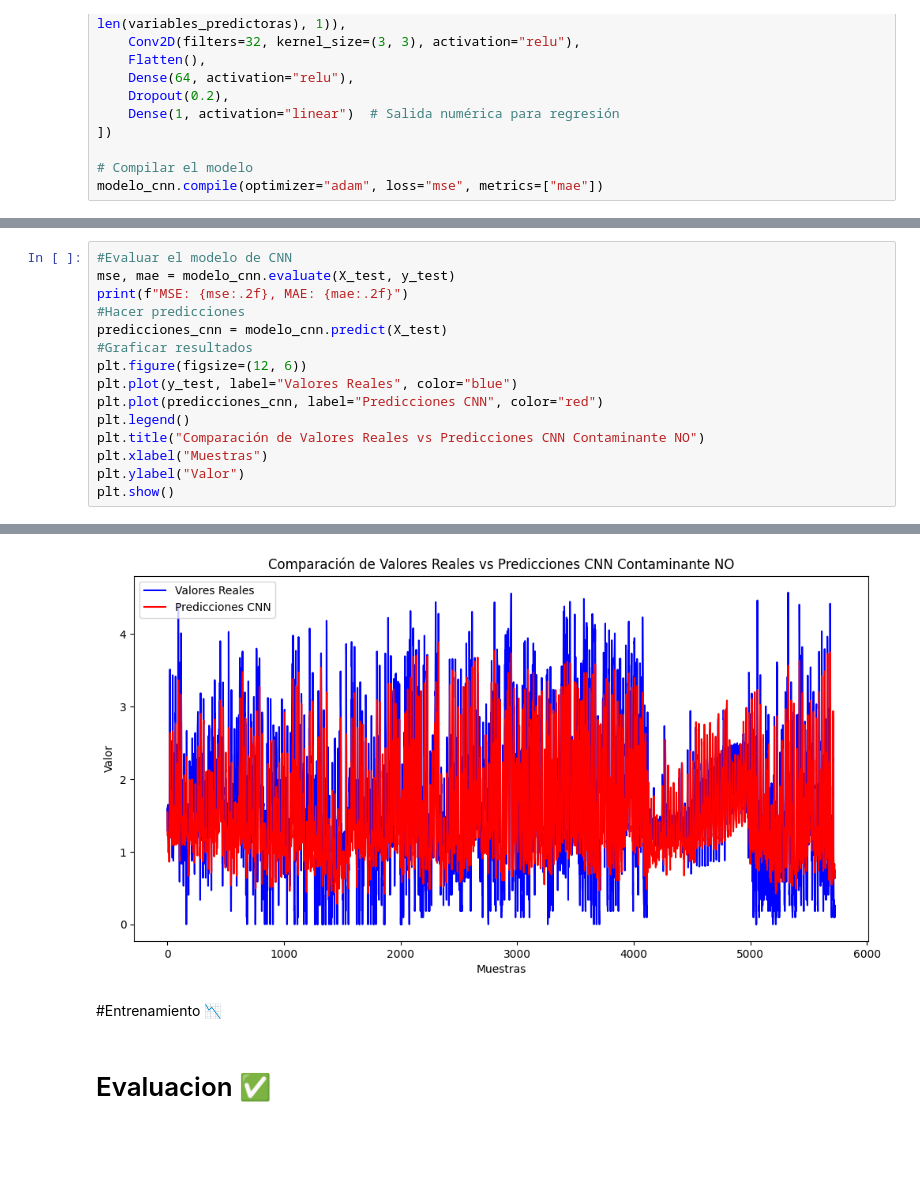
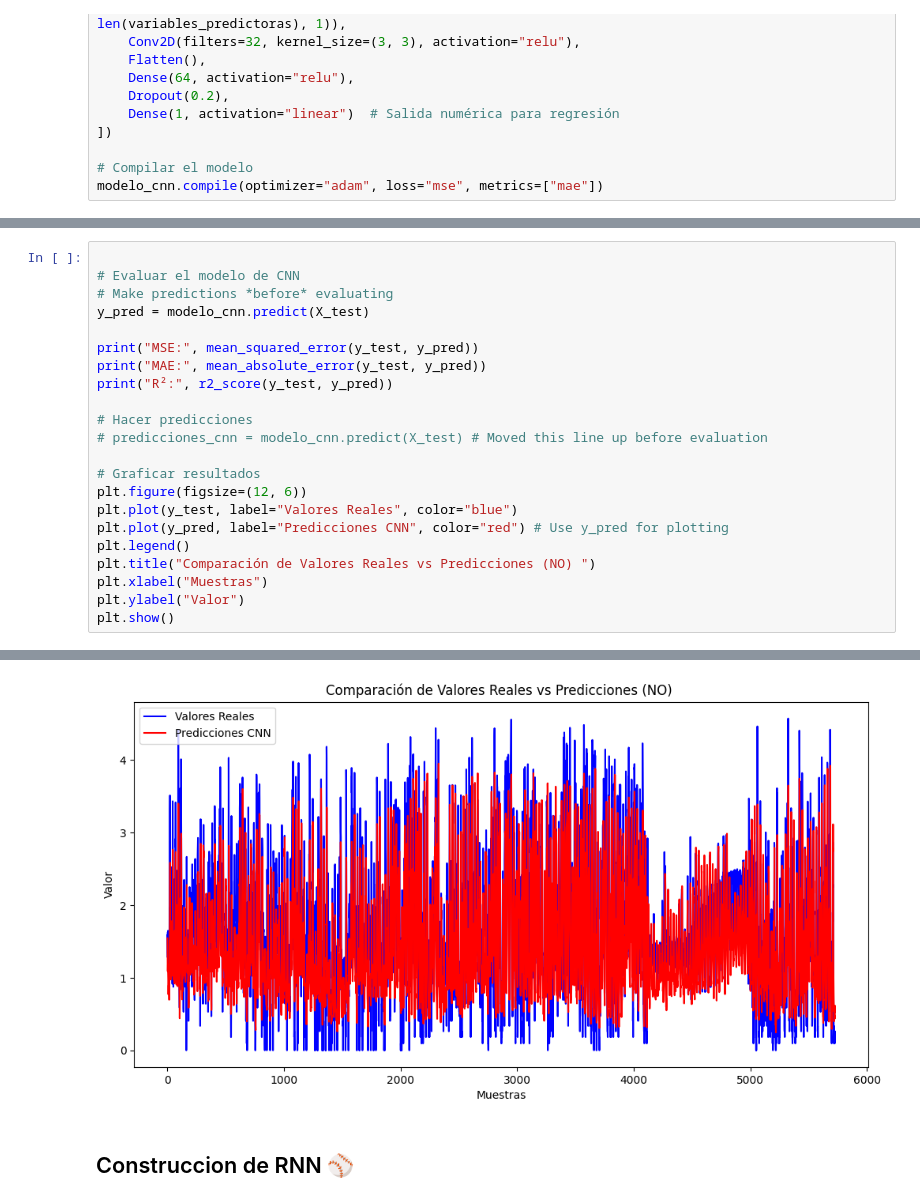
Before and after one commit to DYNAMO12345/ATmega328P-PU, a Jupyter notebook: Implementación_de_Redes_Neuronales_Artificiales_(RNA)_para_la_Predicción_de_Contaminación_del_Aire_1_0.ipynb, the cells around one changed output, grey strips where cells are left out. Drawn from its saved outputs; the diff is of its cells as text; blank space fills up the shorter version.

```diff
--- a/Implementación_de_Redes_Neuronales_Artificiales_(RNA)_para_la_Predicción_de_Contaminación_del_Aire_1_0.ipynb
+++ b/Implementación_de_Redes_Neuronales_Artificiales_(RNA)_para_la_Predicción_de_Contaminación_del_Aire_1_0.ipynb
@@ -1026,15 +1046,22 @@ Epoch 50/50
 # %%
-#Evaluar el modelo de CNN
-mse, mae = modelo_cnn.evaluate(X_test, y_test)
-print(f"MSE: {mse:.2f}, MAE: {mae:.2f}")
-#Hacer predicciones
-predicciones_cnn = modelo_cnn.predict(X_test)
-#Graficar resultados
+
+# Evaluar el modelo de CNN
+# Make predictions *before* evaluating
+y_pred = modelo_cnn.predict(X_test)
+
+print("MSE:", mean_squared_error(y_test, y_pred))
+print("MAE:", mean_absolute_error(y_test, y_pred))
+print("R²:", r2_score(y_test, y_pred))
+
+# Hacer predicciones
+# predicciones_cnn = modelo_cnn.predict(X_test) # Moved this line up before evaluation
+
+# Graficar resultados
 plt.figure(figsize=(12, 6))
 plt.plot(y_test, label="Valores Reales", color="blue")
-plt.plot(predicciones_cnn, label="Predicciones CNN", color="red")
+plt.plot(y_pred, label="Predicciones CNN", color="red") # Use y_pred for plotting
 plt.legend()
-plt.title("Comparación de Valores Reales vs Predicciones CNN Contaminante NO")
+plt.title("Comparación de Valores Reales vs Predicciones (NO) ")
 plt.xlabel("Muestras")
 plt.ylabel("Valor")
 plt.show()
@@ -1045,5 +1073,3 @@ MSE: 0.36, MAE: 0.48
-[figure, old version]
+[figure, new version]
-# %% [markdown]
-#Entrenamiento 📉
-# %% [markdown]
-# Evaluacion ✅
+# %% [markdown]
+## Construccion de RNN ⚾
```
Also changed, not shown: parts of 44 cells of this notebook.
